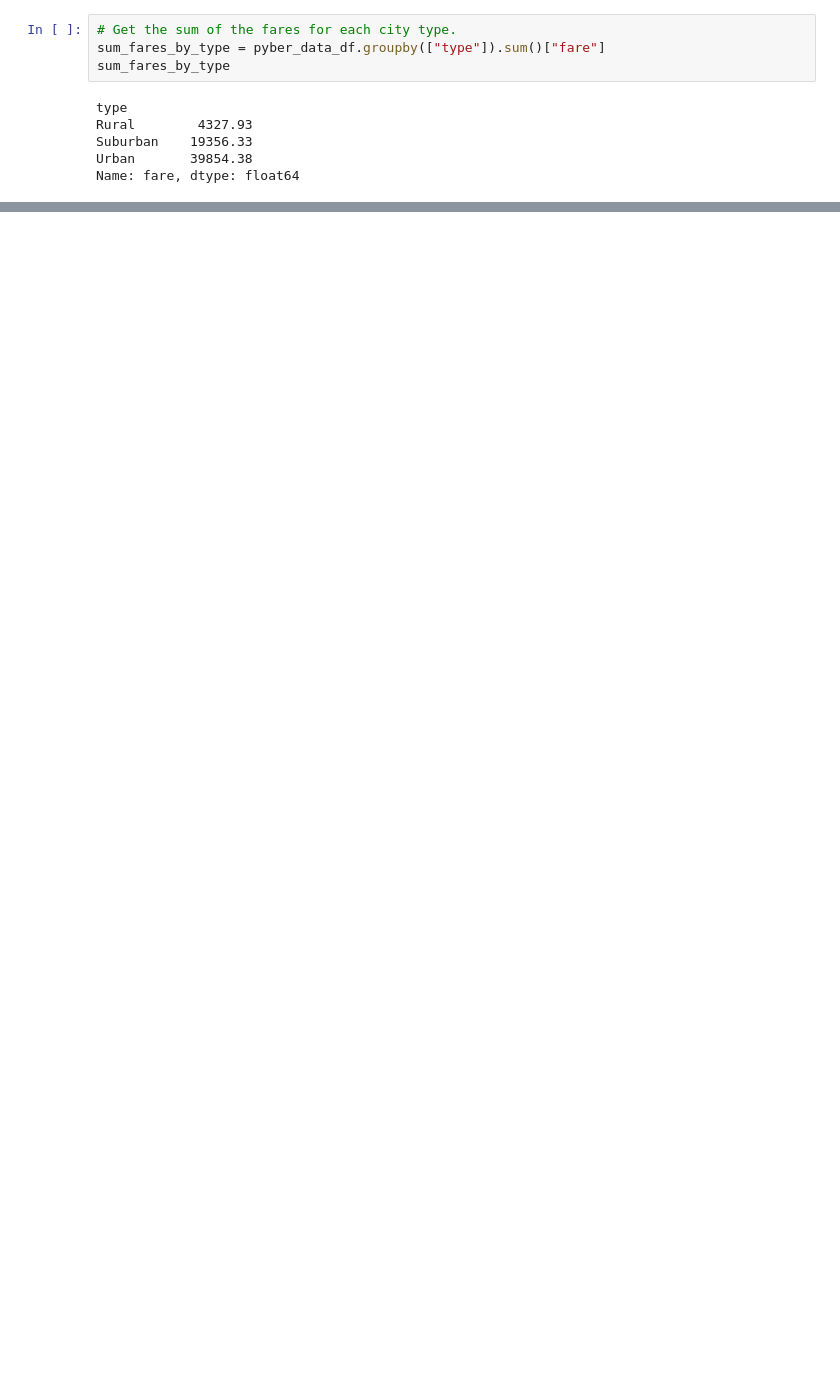
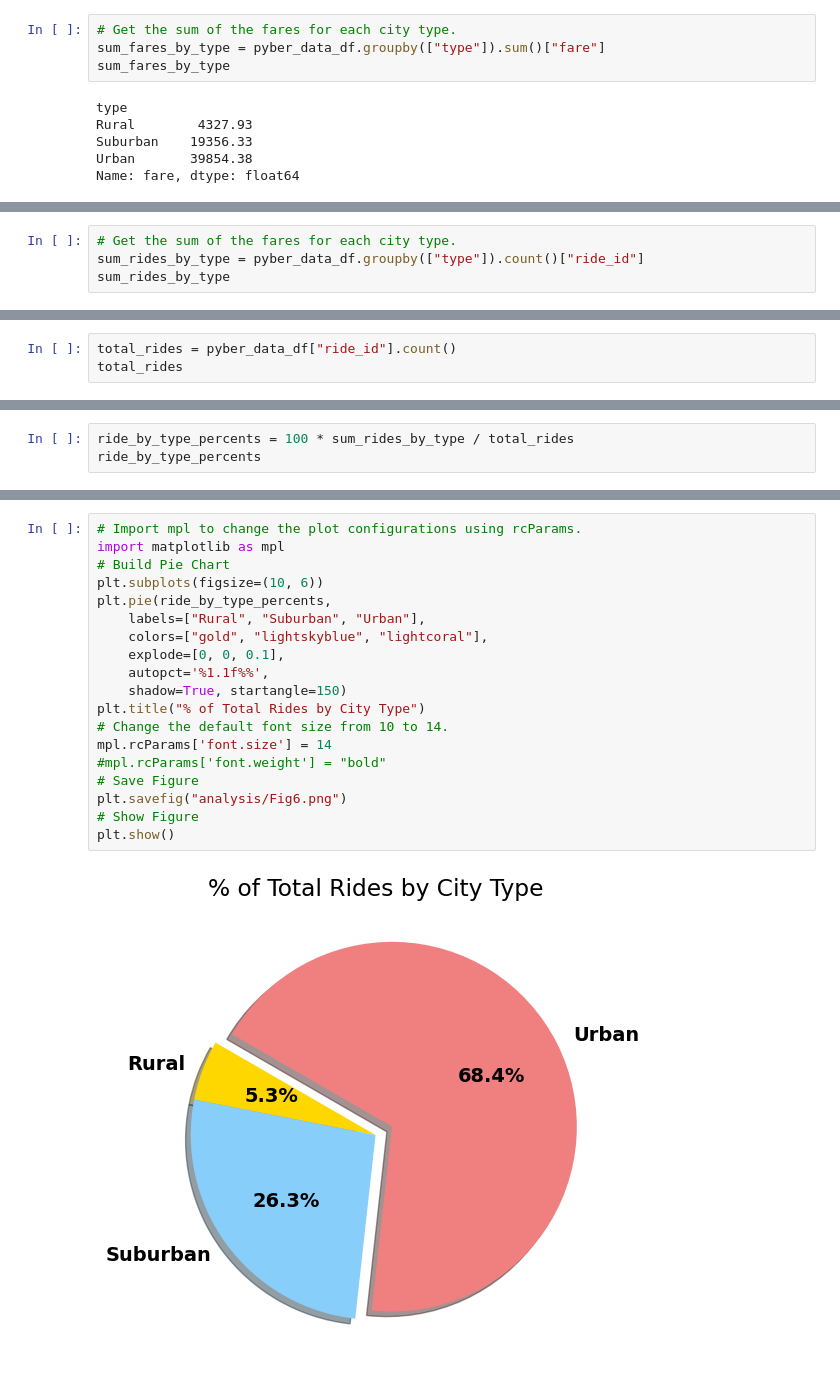
Before and after one commit to blueschistrocks/PyBer_Analysis, a Jupyter notebook: PyBer.ipynb, the cells around one changed output, grey strips where cells are left out. Saved outputs shown, nothing was run; the diff lists cells and outputs as text; blank space fills up the shorter version.

Commit message:
update PyBer.ipynb analysis/

```diff
--- a/PyBer.ipynb
+++ b/PyBer.ipynb
@@ -859,0 +860,4 @@ plt.show()
+# %%
+# Get the sum of the fares for each city type.
+sum_rides_by_type = pyber_data_df.groupby(["type"]).count()["ride_id"]
+sum_rides_by_type
@@ -859,0 +870,3 @@ plt.show()
+# %%
+total_rides = pyber_data_df["ride_id"].count()
+total_rides
@@ -859,0 +875,3 @@ plt.show()
+# %%
+ride_by_type_percents = 100 * sum_rides_by_type / total_rides
+ride_by_type_percents
@@ -859,0 +884,21 @@ plt.show()
+# %%
+# Import mpl to change the plot configurations using rcParams.
+import matplotlib as mpl
+# Build Pie Chart
+plt.subplots(figsize=(10, 6))
+plt.pie(ride_by_type_percents,
+    labels=["Rural", "Suburban", "Urban"],
+    colors=["gold", "lightskyblue", "lightcoral"],
+    explode=[0, 0, 0.1],
+    autopct='%1.1f%%',
+    shadow=True, startangle=150)
+plt.title("% of Total Rides by City Type")
+# Change the default font size from 10 to 14.
+mpl.rcParams['font.size'] = 14
+#mpl.rcParams['font.weight'] = "bold"
+# Save Figure
+plt.savefig("analysis/Fig6.png")
+# Show Figure
+plt.show()
+# %% [output]
+[figure, added]
```
Also changed, not shown: parts of 23 cells of this notebook, 5 other files.
